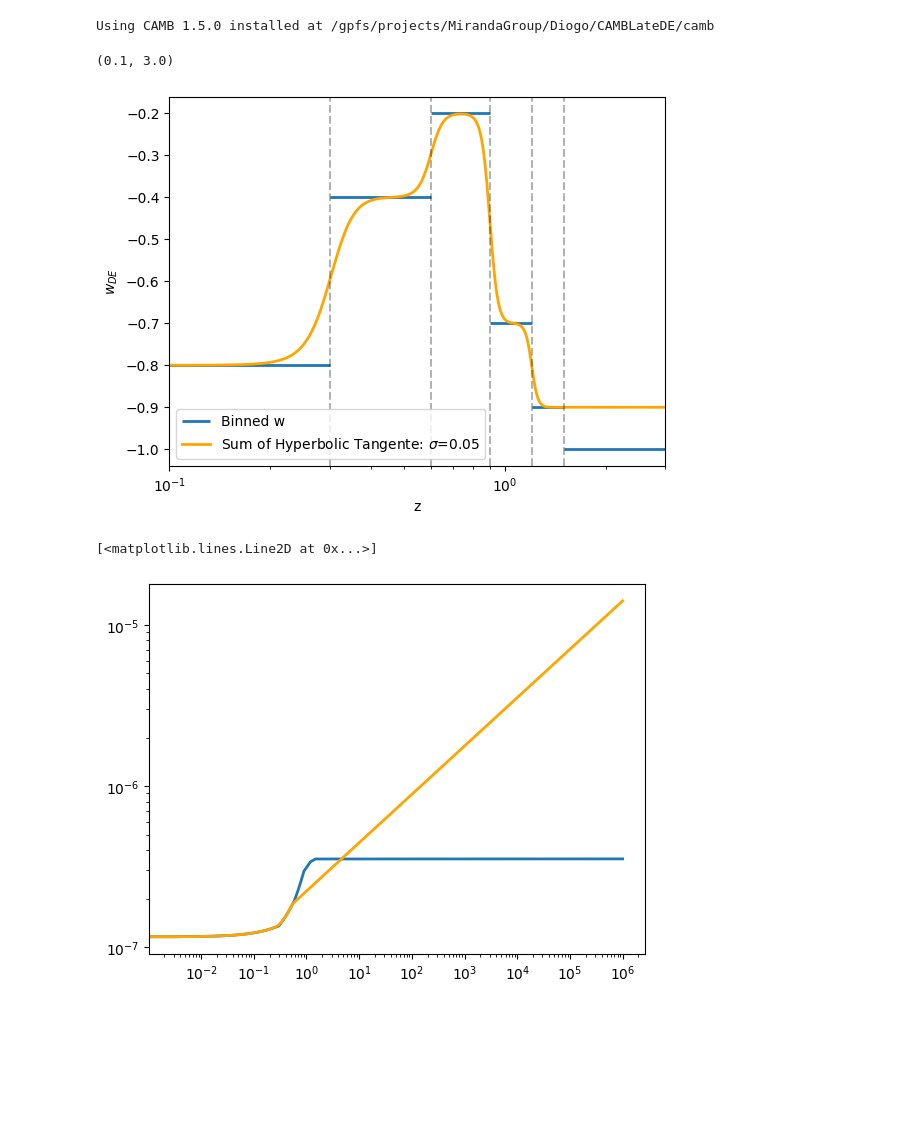
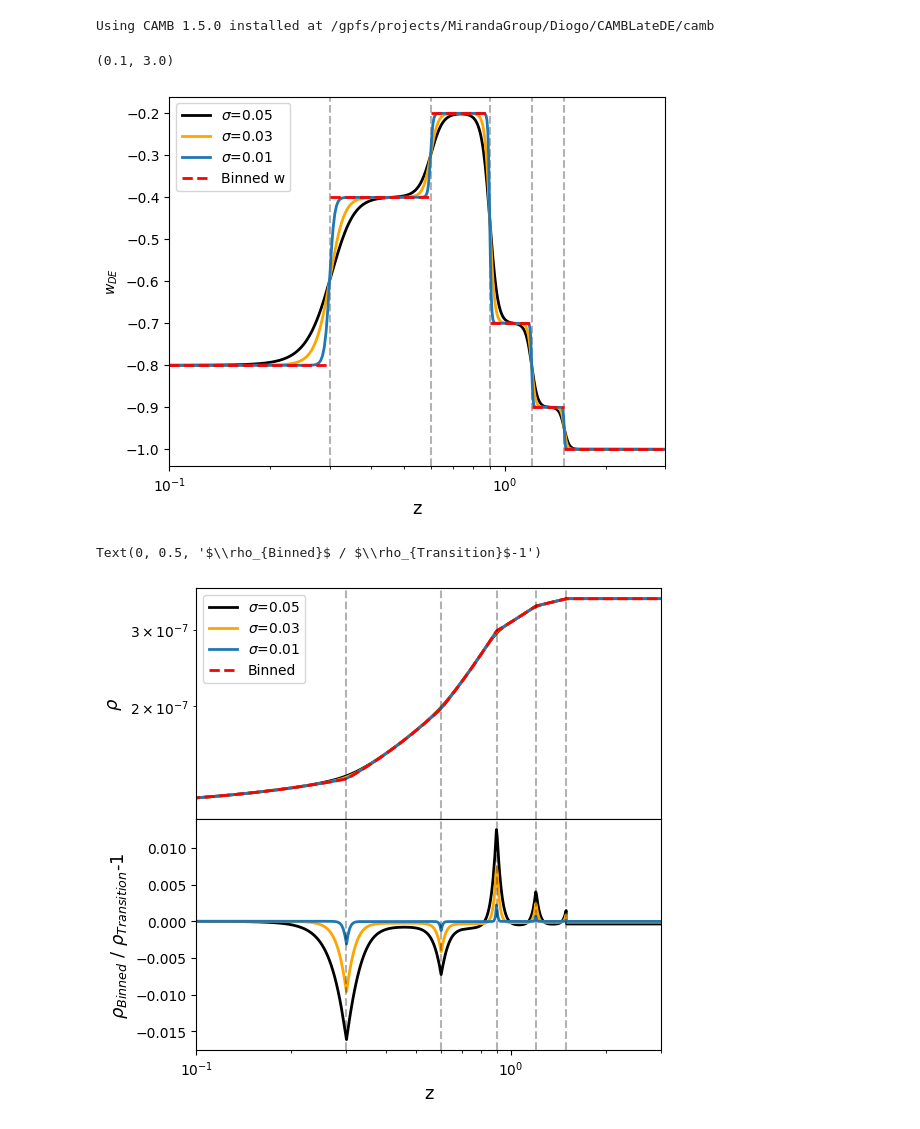
Before and after one commit to SBU-COSMOLIKE/CAMBLateDE, a Jupyter notebook: docs/LateDE_SumTanh.ipynb, the cells around one changed output. Saved outputs shown, nothing was run; the diff lists cells and outputs as text; code cells hidden in the pictures; blank space fills up the shorter version.

Commit message:
Sum of Hyperbolic Tangent update

```diff
--- a/docs/LateDE_SumTanh.ipynb
+++ b/docs/LateDE_SumTanh.ipynb
@@ -6,7 +7,7 @@ Diogo H. F. Souza, September 20 2024
 import numpy as np
 import matplotlib.pyplot as plt
 import camb, os, sys
-
+fontsize=13
 #Check which CAMB is installed
 print('Using CAMB %s installed at %s'%(camb.__version__,os.path.dirname(camb.__file__)))
 # %% [output]
@@ -33,29 +35,52 @@ scale_factor = np.logspace(-6, 0, 5000)
 redshift = 1/scale_factor - 1
 
 Binned5_results = camb.get_results(Binned5_params)
-SumTanh_results = camb.get_results(SumTanh_params)
+rho_Binned5, w_Binned5 = Binned5_results.get_dark_energy_rho_w(scale_factor)
 
-rho_Binned5, w_Binned5 = Binned5_results.get_dark_energy_rho_w(scale_factor)
-rho_SumTanh, w_SumTanh = SumTanh_results.get_dark_energy_rho_w(scale_factor)
+def w_rho_res_SumTanh(sigma):
+    SumTanh_results = camb.get_results(SumTanh_params(sigma))
+    rho_SumTanh, w_SumTanh = SumTanh_results.get_dark_energy_rho_w(scale_factor)
+    return rho_SumTanh, w_SumTanh, SumTanh_results
 # %%
 x = [0]+[eval(f"Binned5_results.Params.DarkEnergy.z{i+1}") for i in range(5)] + [10] # 10 is arbitrary - just choose a high redshift to support w = -1
 y = [eval(f"Binned5_results.Params.DarkEnergy.w{i}") for i in range(5)] + [-1]
 # %%
-[plt.hlines(y=y[i],xmin=x[i],xmax=x[i+1],color="C0",lw=2, label=("Binned w" if i==0 else None)) for i in range(6)]
-plt.semilogx(redshift,w_SumTanh, lw=2, label="Sum of Hyperbolic Tangente: "+r"$\sigma$={}".format(SumTanh_results.Params.DarkEnergy.sigma),color="orange")
+[plt.axvline(x=zs_5bins[i],c="black",ls="--",alpha=.3) for i in range(5)]
 
-[plt.axvline(x=zs_5bins[i],c="black",ls="--",alpha=.3) for i in range(5)]
+colors = ["black", "orange", "C0"]
+
+for sigma,color in zip(sigmas,colors):
+    rho_SumTanh, w_SumTanh, SumTanh_results = w_rho_res_SumTanh(sigma)
+    plt.semilogx(redshift, w_SumTanh, lw=2, label=r"$\sigma$={}".format(sigma),color=color)
+
+[plt.hlines(y=y[i],xmin=x[i],xmax=x[i+1],color="red",ls='--',lw=2, label=("Binned w" if i==0 else None)) for i in range(6)]
 plt.legend(loc="best")
-plt.xlabel("z")
+plt.xlabel("z",fontsize=fontsize)
 plt.ylabel(r"$w_{DE}$")
 plt.xlim(1e-1,3e0)
 # %% [output]
 (0.1, 3.0)
-[figure, old version]
+[figure, new version]
 # %%
-# Working...
-plt.loglog(redshift,rho_Binned5, lw=2, color="C0")
-plt.loglog(redshift,rho_SumTanh, lw=2, label="Sum of Hyperbolic Tangente: "+r"$\sigma$={}".format(SumTanh_results.Params.DarkEnergy.sigma),color="orange")
+f,ax = plt.subplots(2, 1, figsize=(6, 6),sharex=True)
+f.subplots_adjust(hspace=0)
+
+for sigma,color in zip(sigmas,colors):
+    rho_SumTanh, w_SumTanh, SumTanh_results = w_rho_res_SumTanh(sigma)
+    ax[0].loglog(redshift,rho_SumTanh, lw=2, label=r"$\sigma$={}".format(sigma),color=color)
+ax[0].loglog(redshift,rho_Binned5, lw=2, color="red",ls='--',label="Binned")
+ax[0].set_ylabel(r"$\rho$",fontsize=fontsize)
+ax[0].legend(loc="best")
+ax[0].set_xlim(1e-1,3e0)
+
+for sigma,color in zip(sigmas,colors):
+    rho_SumTanh, w_SumTanh, SumTanh_results = w_rho_res_SumTanh(sigma)
+    ax[1].semilogx(redshift,rho_Binned5/rho_SumTanh-1, lw=2, label=r"$\sigma$={}".format(sigma),color=color)
+ax[1].set_xlim(1e-1,3e0)
+ax[1].set_xlabel("z",fontsize=fontsize)
+[ax[0].axvline(x=zs_5bins[i],c="black",ls="--",alpha=.3) for i in range(5)]
+[ax[1].axvline(x=zs_5bins[i],c="black",ls="--",alpha=.3) for i in range(5)]
+plt.ylabel(r"$\rho_{Binned}$ / $\rho_{Transition}$-1",fontsize=fontsize)
 # %% [output]
-[<matplotlib.lines.Line2D at 0x...>]
+Text(0, 0.5, '$\\rho_{Binned}$ / $\\rho_{Transition}$-1')
-[figure, old version]
+[figure, new version]
```
Also changed, not shown: parts of 3 cells of this notebook, 1 other file.
